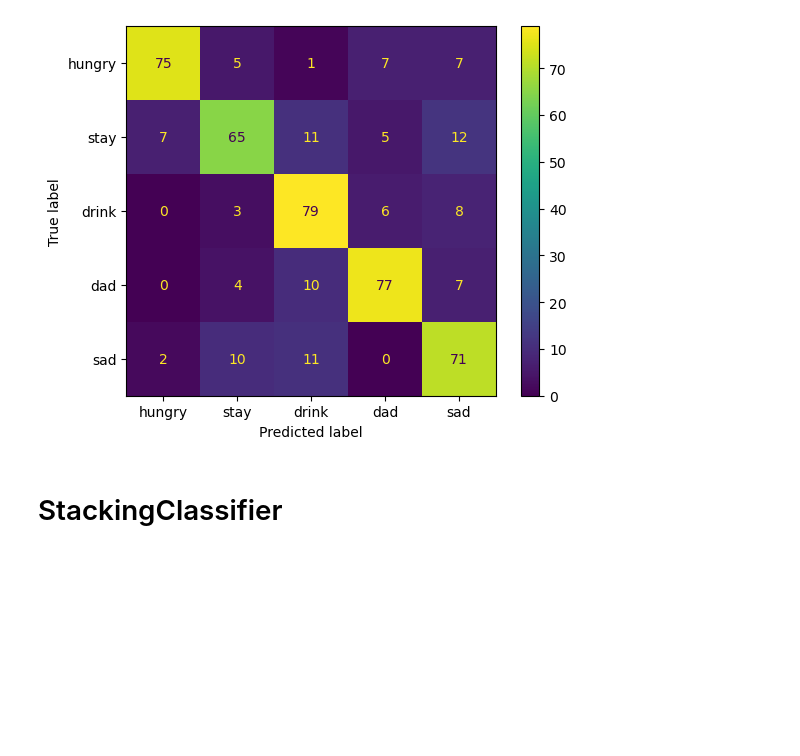
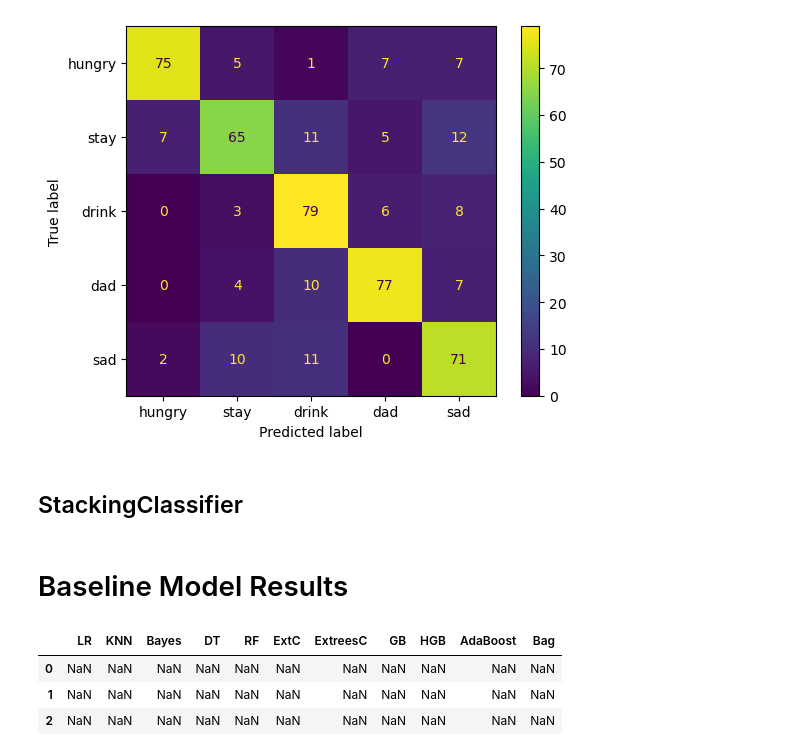
Before and after one commit to alexanderdaffara/AmericanSignLanguage_Classifier, a Jupyter notebook: AquiringData.ipynb, the cells around one changed output. Drawn from its saved outputs; the diff is of its cells as text; code cells hidden in the pictures; blank space fills up the shorter version.

```diff
--- a/AquiringData.ipynb
+++ b/AquiringData.ipynb
@@ -499,7 +603,7 @@ weighted avg       0.77      0.76      0.76       483
 <sklearn.metrics._plot.confusion_matrix.ConfusionMatrixDisplay at 0x...>
 [figure]
 # %% [markdown]
-# StackingClassifier
+## StackingClassifier
 # %%
 # template
 stack_pipe = Pipeline(steps=[('model', StackingClassifier(estimators=))])
@@ -509,3 +613,18 @@ print('Mean Accuracy Score:', stack_pipe.score(X_test,y_test))
 print('ROC_AUC Score:', roc_auc_score(y_test,stack_pred))
 print(classification_report(y_test, stack_pred, target_names=signs))
 ConfusionMatrixDisplay.from_predictions(y_test, stack_pred, display_labels=signs)
+# %% [markdown]
+# Baseline Model Results
+# %%
+def precision_score_(y,p): return precision_score(y,p,average='weighted')
+def recall_score_(y,p): return recall_score(y,p,average='weighted')
+metrics = [accuracy_score, precision_score_, recall_score_]
+base_model_names = ['LR','KNN','Bayes','DT','RF','ExtC','ExtreesC','GB','HGB','AdaBoost','Bag']
+preds = [lr_pred,knn_pred,nb_pred,dt_pred,rf_pred,etc_pred,etcs_pred,gb_pred,hgb_pred,ada_pred,bag_pred]
+base_df = pd.DataFrame([{str(metric) : [metric(y_test,pred) for pred in preds]} for metric in metrics], columns=base_model_names)
+base_df
+# %% [output]
+|  | LR | KNN | Bayes | DT | RF | ExtC | ExtreesC | GB | HGB | AdaBoost | Bag |
+| 0 | NaN | NaN | NaN | NaN | NaN | NaN | NaN | NaN | NaN | NaN | NaN |
+| 1 | NaN | NaN | NaN | NaN | NaN | NaN | NaN | NaN | NaN | NaN | NaN |
+| 2 | NaN | NaN | NaN | NaN | NaN | NaN | NaN | NaN | NaN | NaN | NaN |
```
Also changed, not shown: parts of 25 cells of this notebook.
